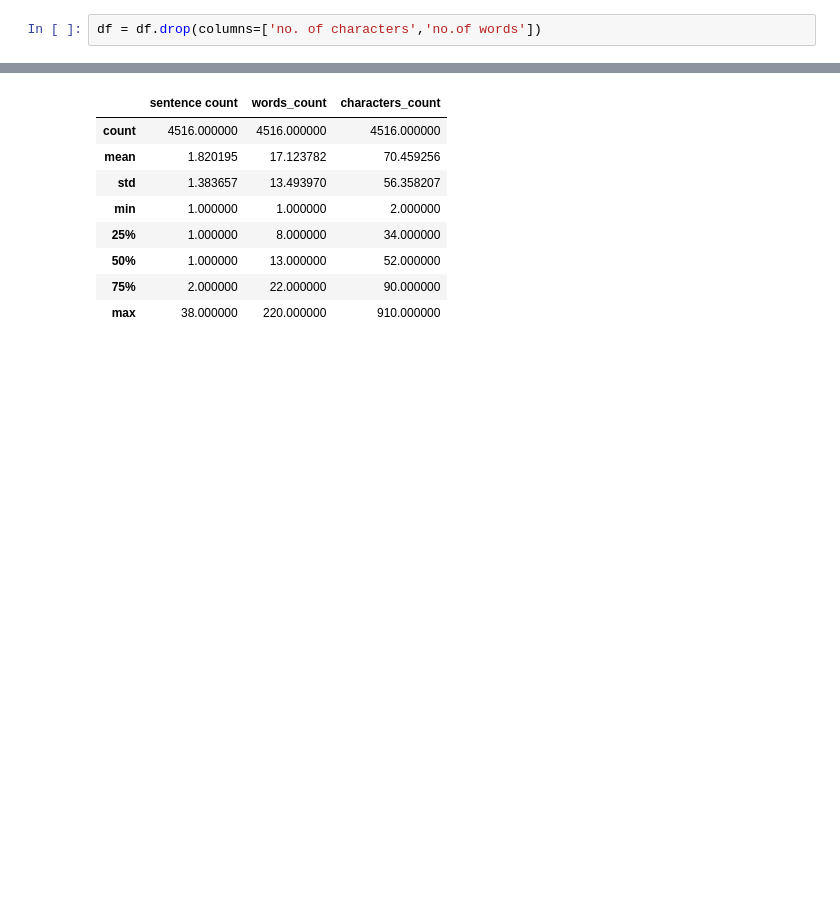
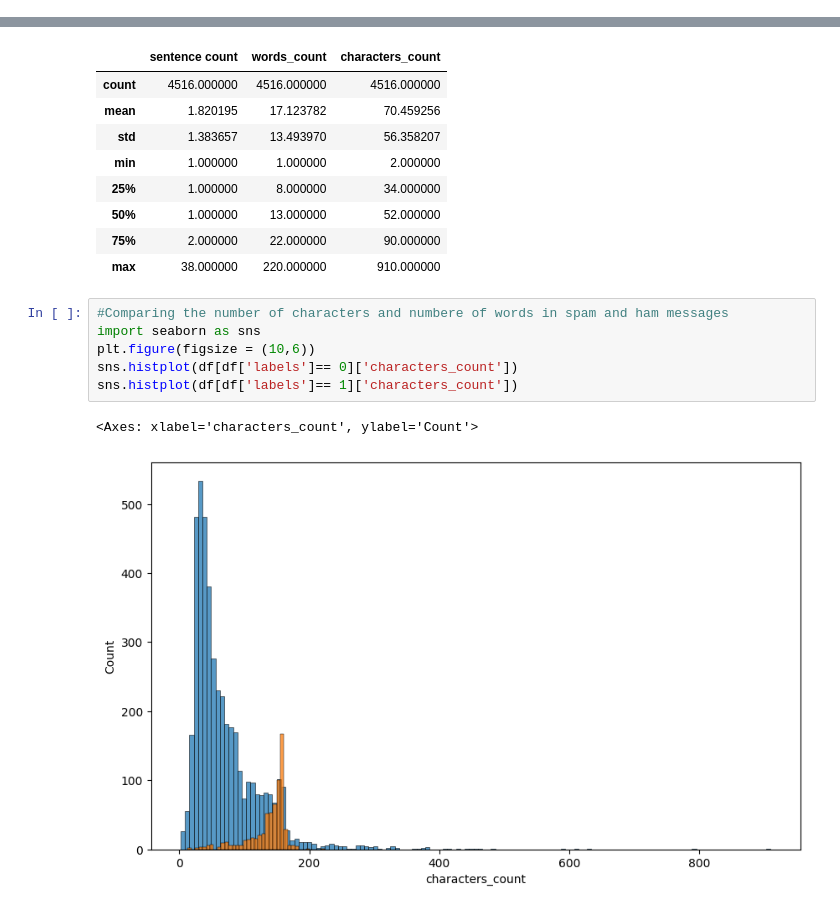
Before and after one commit to bismillah626/spam_project, a Jupyter notebook: spam_classifier.ipynb, the cells around one changed output, grey strips where cells are left out. Cells and saved outputs as stored; diff of their text form; blank space fills up the shorter version.

```diff
--- a/spam_classifier.ipynb
+++ b/spam_classifier.ipynb
@@ -137,5 +137,3 @@ df.head()
-# %%
-df = df.drop(columns=['no. of characters','no.of words'])
 # %%
 df.sample(5)
 # %% [output]
@@ -183,3 +181,12 @@ df[df['labels']==0][['sentence count', 'words_count', 'characters_count']].descr
 | 50% | 1.000000 | 13.000000 | 52.000000 |
 | 75% | 2.000000 | 22.000000 | 90.000000 |
 | max | 38.000000 | 220.000000 | 910.000000 |
+# %%
+#Comparing the number of characters and numbere of words in spam and ham messages
+import seaborn as sns
+plt.figure(figsize = (10,6))
+sns.histplot(df[df['labels']== 0]['characters_count'])
+sns.histplot(df[df['labels']== 1]['characters_count'])
+# %% [output]
+<Axes: xlabel='characters_count', ylabel='Count'>
+[figure, added]
```
Also changed, not shown: parts of 15 cells of this notebook.
